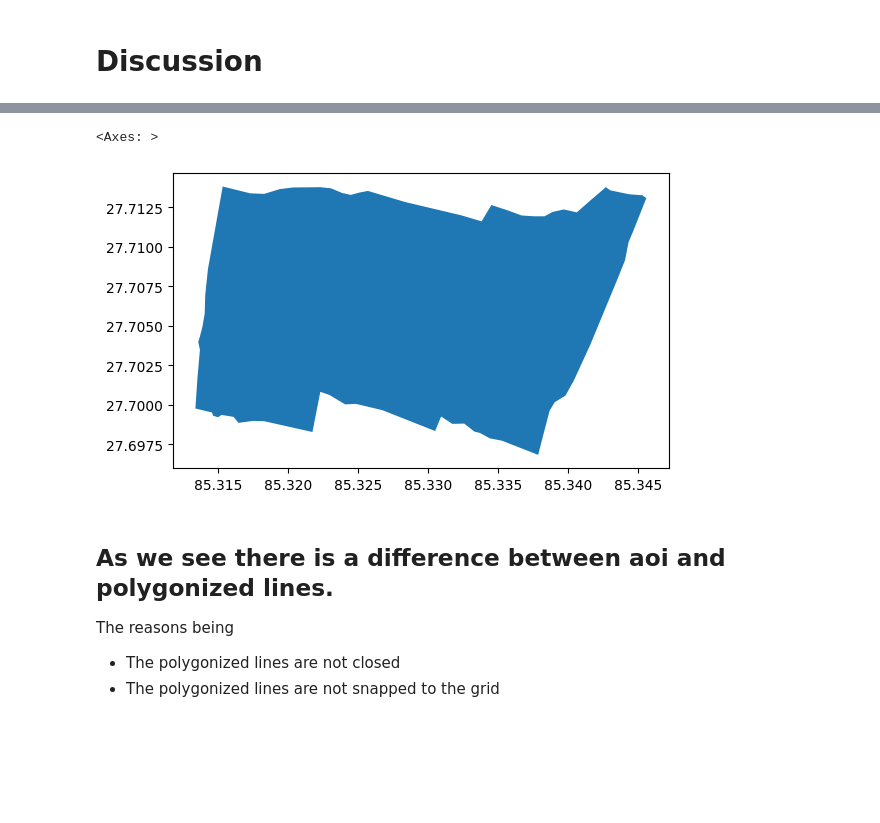
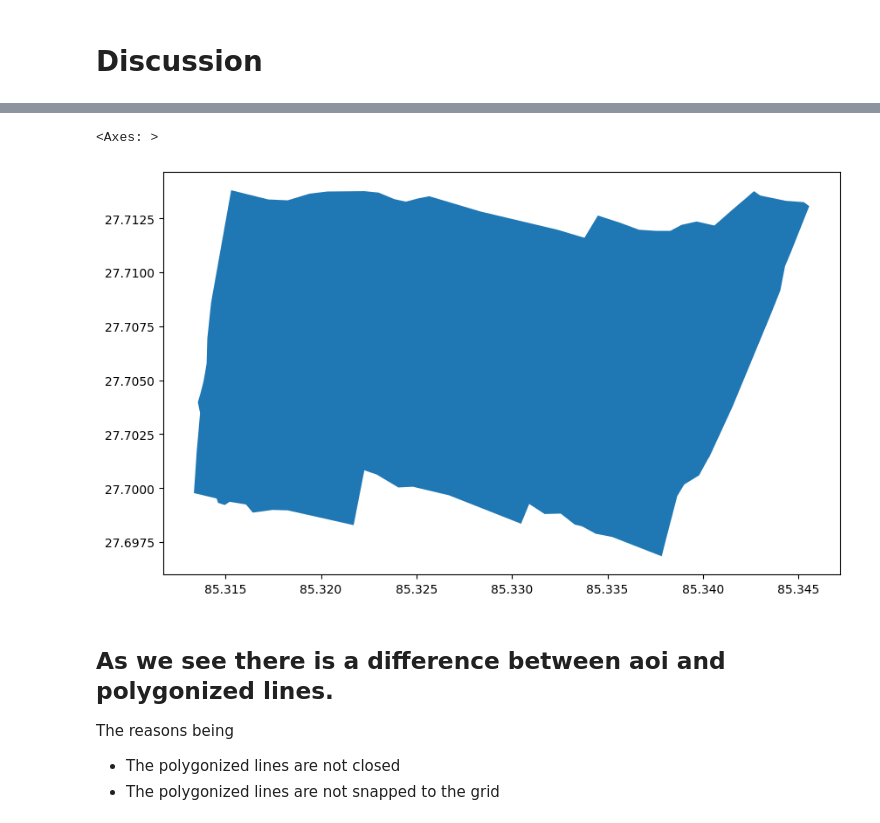
Before and after one commit to fmtm-hackathon/Bug-Developers, a Jupyter notebook: solution.ipynb, the cells around one changed output, grey strips where cells are left out. Cells and saved outputs as stored; diff of their text form; code cells hidden in the pictures; blank space fills up the shorter version.

```diff
--- a/solution.ipynb
+++ b/solution.ipynb
@@ -169,14 +169,14 @@ polygons_from_barrier_gdf.plot()
 # %%
 aoi_gdf = gpd.read_postgis(
   """
 SELECT * FROM islington_aoi
 ;
 
 """, engine)
-aoi_gdf.plot()
+aoi_gdf.plot(figsize=(10,10))
 # %% [output]
 <Axes: >
-[figure, old version]
+[figure, new version]
 # %% [markdown]
 ## As we see there is a difference between aoi and polygonized lines.
 
```
Also changed, not shown: parts of 2 cells of this notebook.
